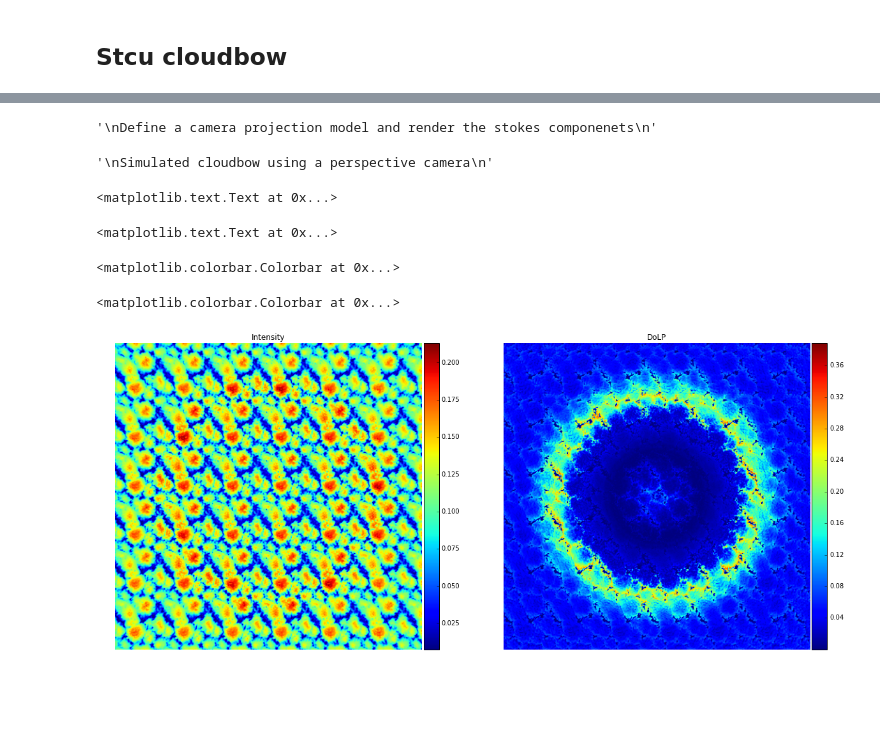
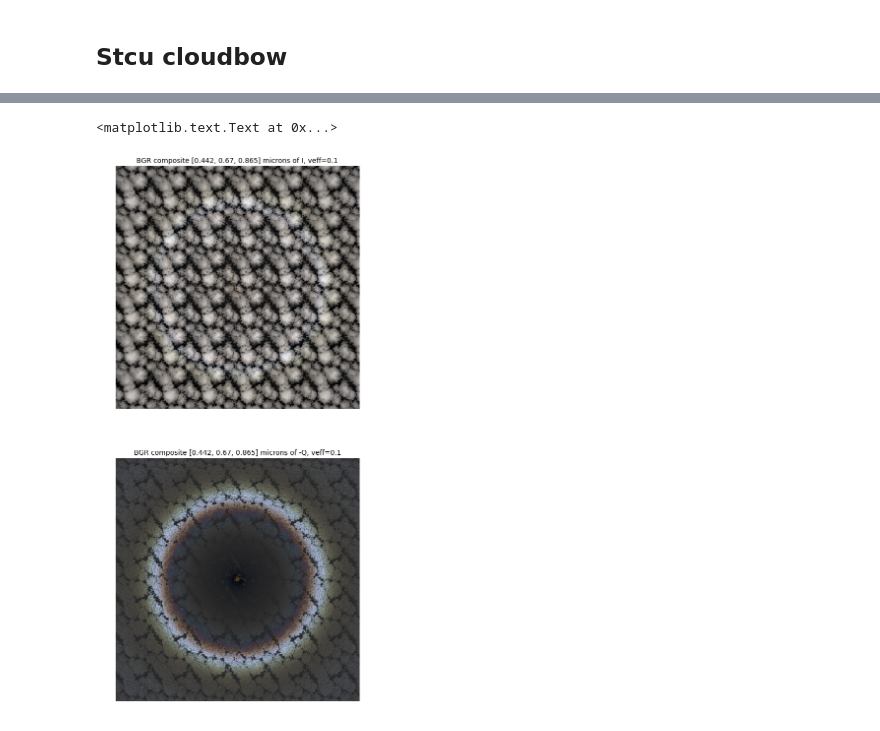
Before and after one commit to CloudTomography/AT3D, a Jupyter notebook: notebooks/Cloudbow Analysis.ipynb, the cells around one changed output, grey strips where cells are left out. Saved outputs shown, nothing was run; the diff lists cells and outputs as text; code cells hidden in the pictures; blank space fills up the shorter version.

```diff
--- a/notebooks/Cloudbow Analysis.ipynb
+++ b/notebooks/Cloudbow Analysis.ipynb
@@ -145,50 +203,36 @@ rte_solver.solve(maxiter=2)
 # %%
 """
 Define a camera projection model and render the stokes componenets
+A cloudbow is simulated using a perspective camera
 """
-projection = shdom.OrthographicProjection(
-    bounding_box=cloud.bounding_box,
-    x_resolution=0.02,
-    y_resolution=0.02,
-    azimuth=0.0,
-    zenith=0.0,
-    altitude='TOA'
-)
-
+projection = shdom.PerspectiveProjection(fov=100, nx=1000, ny=1000, x=1.75, y=1.75, z=10.0)
+projection.look_at_transform(point=[1.75, 1.75, 0.0], up=[1.0, 0.0, 0.0])
 camera = shdom.Camera(shdom.PolarizationSensor(), projection)
 
-stokes, dolp, aolp, docp = camera.render(rte_solver)
+stokes = []
+for rte_solver in rte_solvers.solver_list:
+    stokes.append(camera.render(rte_solver)[0])
+
+stokes = np.array(stokes)
-# %% [output]
-'\nDefine a camera projection model and render the stokes componenets\n'
-# %%
-"""
-Simulated cloudbow using a perspective camera
-"""
-projection = shdom.PerspectiveProjection(fov=100, nx=500, ny=500, x=1.75, y=1.75, z=10.0)
-projection.look_at_transform(point=[1.75, 1.75, 0.0], up=[1.0, 0.0, 0.0])
-camera.set_projection(projection)
-
-stokes, dolp, aolp, docp = camera.render(rte_solver)
-
-%matplotlib inline
-
-imgs = []
-fig, axes = plt.subplots(1, 2, figsize=(20, 10))
-imgs.append(axes[0].imshow(stokes[0]))
-axes[0].set_title('Intensity');
-imgs.append(axes[1].imshow(dolp))
-axes[1].set_title('DoLP');
-
-for img, ax in zip(imgs, axes):
-    divider = make_axes_locatable(ax)
-    cax = divider.append_axes("right", size="5%", pad=0.05)
-    img.set_cmap('jet')
-    plt.colorbar(img, cax=cax)
-    ax.set_axis_off()
-# %% [output]
-'\nSimulated cloudbow using a perspective camera\n'
-<matplotlib.text.Text at 0x...>
-<matplotlib.text.Text at 0x...>
-<matplotlib.colorbar.Colorbar at 0x...>
-<matplotlib.colorbar.Colorbar at 0x...>
-[figure, removed]
+# %%
+"""
+Plot a composite RGB image for I, Q of the stokes vector
+"""
+stokes_i = stokes_to_rgb(stokes[:,0])
+stokes_q = stokes_to_rgb(-stokes[:,1])
+
+%matplotlib inline
+
+fig, axes = plt.subplots(2, 1, figsize=(10, 20))
+axes[0].imshow(stokes_i)
+axes[0].set_axis_off();
+axes[0].set_title('BGR composite [{}, {}, {}] microns of I, '\
+                  'veff={}'.format(*(wavelengths + [veff])), fontsize=14)
+
+axes[1].imshow(stokes_q)
+axes[1].set_axis_off();
+axes[1].set_title('BGR composite [{}, {}, {}] microns of -Q, ' \
+                  'veff={}'.format(*(wavelengths + [veff])), fontsize=14)
+# %% [output]
+<matplotlib.text.Text at 0x...>
+[figure, added]
```
Also changed, not shown: parts of 16 cells of this notebook, 11 other files.
